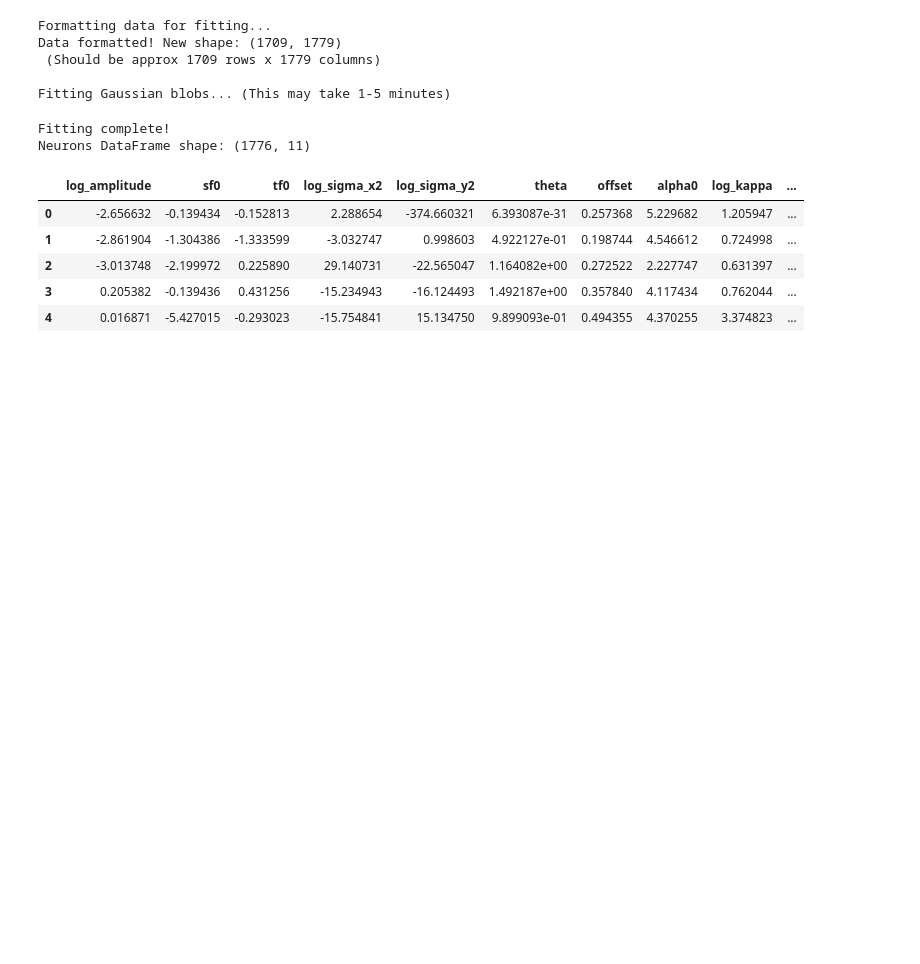
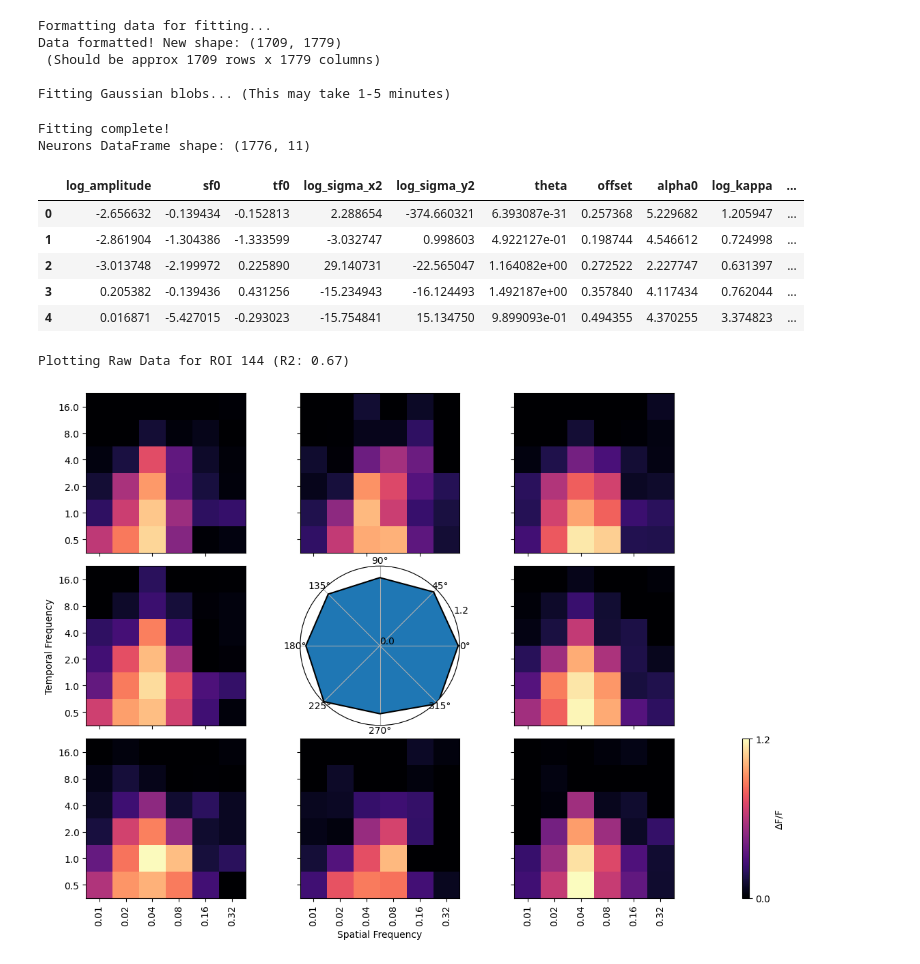
Before and after one commit to znamlab/cottage_analysis, a Jupyter notebook: cottage_analysis/analysis/run_analysis.ipynb, the cells around one changed output. Drawn from its saved outputs; the diff is of its cells as text; code cells hidden in the pictures; blank space fills up the shorter version.

```diff
--- a/cottage_analysis/analysis/run_analysis.ipynb
+++ b/cottage_analysis/analysis/run_analysis.ipynb
@@ -148,3 +148,26 @@ Neurons DataFrame shape: (1776, 11)
 | 2 | -3.013748 | -2.199972 | 0.225890 | 29.140731 | -22.565047 | 1.164082e+00 | 0.272522 | 2.227747 | 0.631397 | ... |
 | 3 | 0.205382 | -0.139436 | 0.431256 | -15.234943 | -16.124493 | 1.492187e+00 | 0.357840 | 4.117434 | 0.762044 | ... |
 | 4 | 0.016871 | -5.427015 | -0.293023 | -15.754841 | 15.134750 | 9.899093e-01 | 0.494355 | 4.370255 | 3.374823 | ... |
+# %%
+from cottage_analysis.plotting import grating_plots
+import matplotlib.pyplot as plt
+
+# 1. Pick a good neuron (e.g., highest R-squared)
+best_roi = neurons_df['rsq'].idxmax()
+print(f"Plotting Raw Data for ROI {best_roi} (R2: {neurons_df.loc[best_roi, 'rsq']:.2f})")
+
+# 2. Setup the figure
+plt.figure(figsize=(10, 8))
+
+# 3. Plot
+# Note: We use 'trials_df_formatted' here!
+grating_plots.plot_sftf_tuning(
+    trials_df=trials_df_formatted,
+    roi=best_roi,
+    plot_grid=True  # Plots separate heatmaps for each direction
+)
+
+plt.show()
+# %% [output]
+Plotting Raw Data for ROI 144 (R2: 0.67)
+[figure, added]
```
Also changed, not shown: parts of 1 cell of this notebook, 1 other file.
